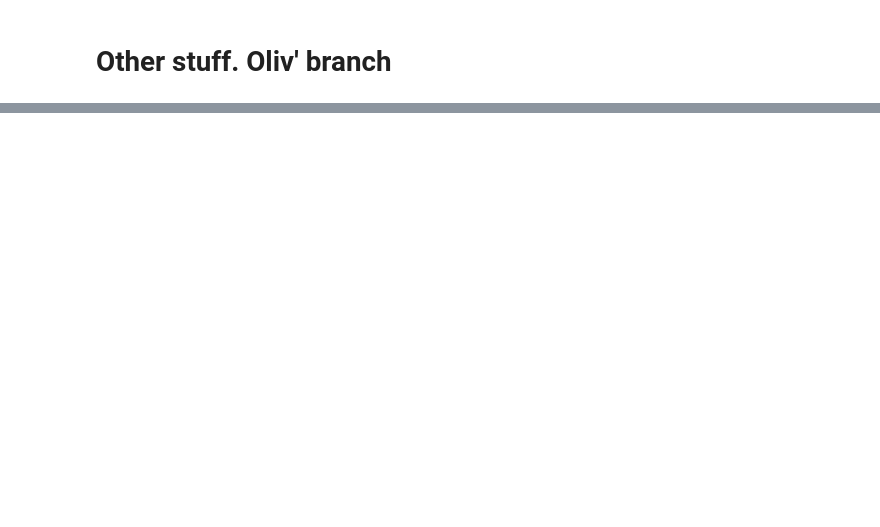
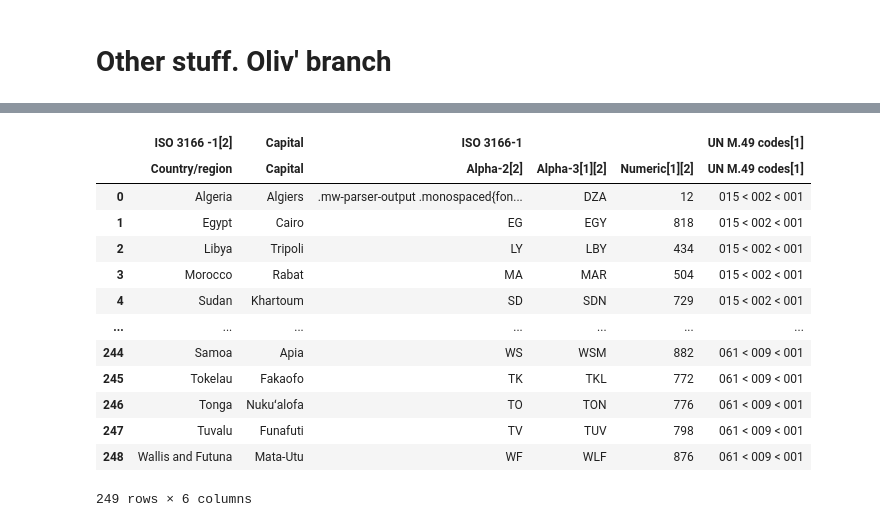
Before and after one commit to tjbtjbtjb/CoCoA, a Jupyter notebook: analysis/testing_super-easy.ipynb, the cells around one changed output, grey strips where cells are left out. Saved outputs shown, nothing was run; the diff lists cells and outputs as text; code cells hidden in the pictures; blank space fills up the shorter version.

```diff
--- a/analysis/testing_super-easy.ipynb
+++ b/analysis/testing_super-easy.ipynb
@@ -166,0 +630,5 @@ show(fig)
+# %%
+import pandas as pd
+p_un=pd.read_html('https://en.wikipedia.org/wiki/UN_M49')
+p_co=pd.read_html('https://en.wikipedia.org/wiki/List_of_countries_by_United_Nations_geoscheme')
+p_un[1].columns[0,1]=['code','region']
@@ -166,0 +656,17 @@ show(fig)
+# %%
+p_co[0]
+# %% [output]
+|  | ISO 3166 -1[2] | Capital | ISO 3166-1 |  |  | UN M.49 codes[1] |
+|  | Country/region | Capital | Alpha-2[2] | Alpha-3[1][2] | Numeric[1][2] | UN M.49 codes[1] |
+| 0 | Algeria | Algiers | .mw-parser-output .monospaced{fon... | DZA | 12 | 015 < 002 < 001 |
+| 1 | Egypt | Cairo | EG | EGY | 818 | 015 < 002 < 001 |
+| 2 | Libya | Tripoli | LY | LBY | 434 | 015 < 002 < 001 |
+| 3 | Morocco | Rabat | MA | MAR | 504 | 015 < 002 < 001 |
+| 4 | Sudan | Khartoum | SD | SDN | 729 | 015 < 002 < 001 |
+| ... | ... | ... | ... | ... | ... | ... |
+| 244 | Samoa | Apia | WS | WSM | 882 | 061 < 009 < 001 |
+| 245 | Tokelau | Fakaofo | TK | TKL | 772 | 061 < 009 < 001 |
+| 246 | Tonga | Nukuʻalofa | TO | TON | 776 | 061 < 009 < 001 |
+| 247 | Tuvalu | Funafuti | TV | TUV | 798 | 061 < 009 < 001 |
+| 248 | Wallis and Futuna | Mata-Utu | WF | WLF | 876 | 061 < 009 < 001 |
+249 rows × 6 columns
```
Also changed, not shown: parts of 108 cells of this notebook, 4 other files.
